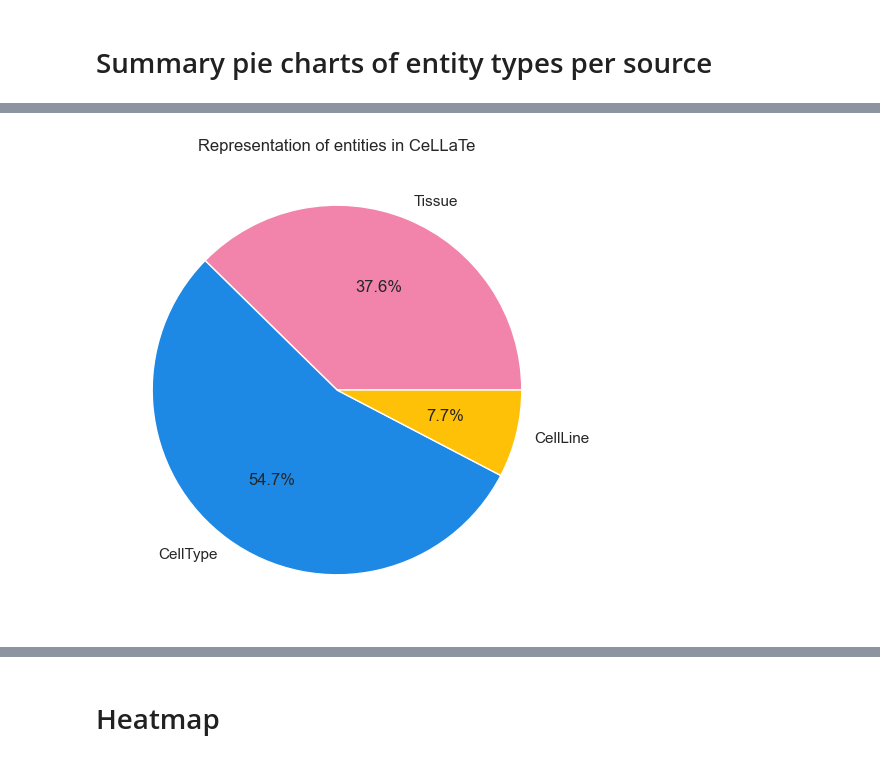
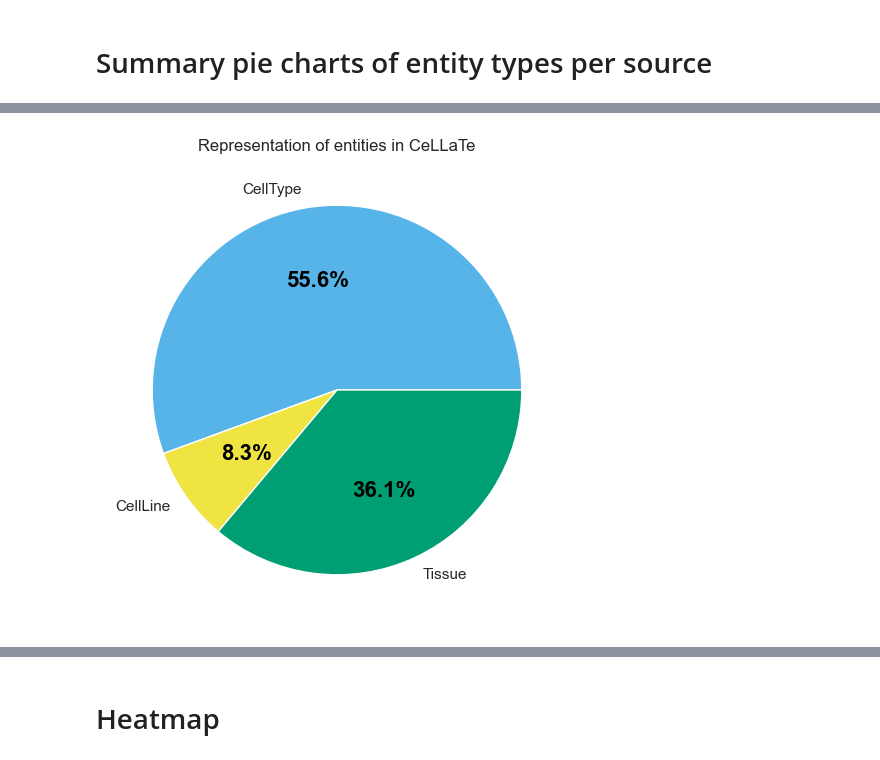
Before and after one commit to EuropePMC/OTAR3088, a Jupyter notebook: Data_mining/CeLLaTe/data_stat_figs.ipynb, the cells around one changed output, grey strips where cells are left out. Drawn from its saved outputs; the diff is of its cells as text; code cells hidden in the pictures.

```diff
--- a/Data_mining/CeLLaTe/data_stat_figs.ipynb
+++ b/Data_mining/CeLLaTe/data_stat_figs.ipynb
@@ -141,9 +219,9 @@ import seaborn as sns
 import matplotlib.pyplot as plt
 
 # Cleaning source names
-chembl_df['Source'] = 'ChEMBL'
+chembl_df['Source'] = 'Pharmacology'
 cf_df['Source'] = 'CellFinder'
-sc_df['Source'] = 'SingleCell'
+sc_df['Source'] = 'Single Cell Transcriptomics'
 
 df_combined = pd.concat([chembl_df, cf_df, sc_df])
 
@@ -151,7 +229,7 @@ df_combined = pd.concat([chembl_df, cf_df, sc_df])
 df_melted = pd.melt(
     df_combined,
     id_vars=['Source'],
-    value_vars=['Tissue Count', 'CellType Count', 'CellLine Count'],
+    value_vars=['CellType Count', 'CellLine Count', 'Tissue Count'],
     var_name='Entity Type',
     value_name='Count'
 )
@@ -167,7 +245,7 @@ ax = sns.boxplot(
     x="Source",
     y="Count",
     hue="Entity Type",
-    palette=["#5e98d9", "#f2d26f", "#71d473"],
+    palette = ["#56B4E9", "#F0E442", "#009E73"],
     showfliers=False, # Hides default outlier dots
     boxprops={'alpha': 0.9})
 
@@ -188,8 +266,8 @@ sns.stripplot(
 handles, labels = ax.get_legend_handles_labels()
 ax.legend(handles[:3], labels[:3], title="Entity Type", loc="upper left")
 
-plt.title("Entity Count Distribution across Data Sources")
-plt.xlabel("Data source")
+plt.title("Entity Count Distribution across Article Sources")
+plt.xlabel("Article Source")
 plt.ylabel("Number of Entities per Article")
 
 plt.savefig("./plots/datasource_boxplot.svg", format="svg", bbox_inches="tight")
@@ -343,29 +303,48 @@ export_svg(p, filename="./plots/datasource_pie.svg")
+# %%
+def grab_counts(df):
+    sentences = sum(df['Sentences'])
+    sentences_annot = sum(df['Sentences with annotations'])
+    celltype_count = sum(df['CellType Count'])
+    cellline_count = sum(df['CellLine Count'])
+    tissue_count = sum(df['Tissue Count'])
+    return [sentences, sentences_annot, celltype_count, cellline_count, tissue_count]
+
+chembl_counts = grab_counts(chembl_df)
+cf_counts = grab_counts(cf_df)
+sc_counts = grab_counts(sc_df)
 # %%
 import seaborn as sns
 import matplotlib.pyplot as plt
 
-total_tissue = sum([chembl_counts[0], cf_counts[0], sc_counts[0]])
-total_celltype = sum([chembl_counts[1], cf_counts[1], sc_counts[1]])
-total_cellline = sum([chembl_counts[2], cf_counts[2], sc_counts[2]])
+total_celltype = sum([chembl_counts[2], cf_counts[2], sc_counts[2]])
+total_cellline = sum([chembl_counts[3], cf_counts[3], sc_counts[3]])
+total_tissue = sum([chembl_counts[4], cf_counts[4], sc_counts[4]])
 
-data = [total_tissue, total_celltype, total_cellline]
-labels = ["Tissue", "CellType", "CellLine"] # Labels for each slice
-colours = ["#F284AC","#1E88E5","#FFC107"]
+data = [total_celltype, total_cellline, total_tissue]
+labels = ['CellType', 'CellLine', "Tissue"] # Labels for each slice
+colours = ["#56B4E9", "#F0E442", "#009E73"]
 
 
 plt.figure(figsize=(6,6)) # Set figure size
 sns.set_style("darkgrid") # Set style for chart
-plt.pie(data,
+
+patches, texts, autotexts = plt.pie(data,
         labels=labels,
         colors=colours,
         autopct="%1.1f%%") # Create pie chart
+
+for autotext in autotexts:
+    autotext.set_color('black')
+    autotext.set_size(16)
+    autotext.set_weight('bold')
+
 plt.title("Representation of entities in CeLLaTe")
 
 plt.savefig("./plots/overall_pie.svg", format="svg")
 plt.savefig("./plots/overall_pie.png", format="png")
 plt.show()
 # %% [output]
-[figure, old version]
+[figure, new version]
 # %%
 from bokeh.plotting import figure, show
 from bokeh.transform import cumsum
```
Also changed, not shown: parts of 47 cells of this notebook, 2 other files.
